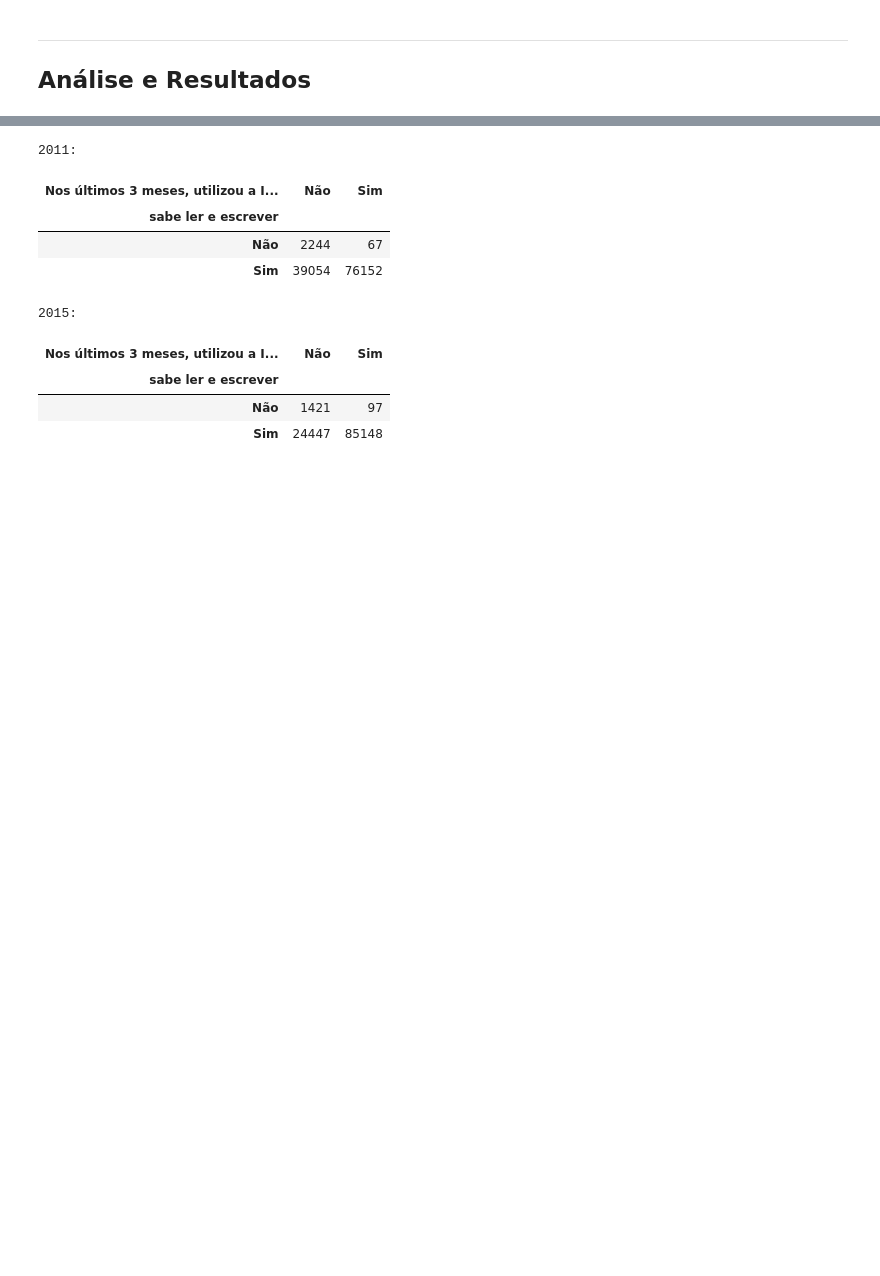
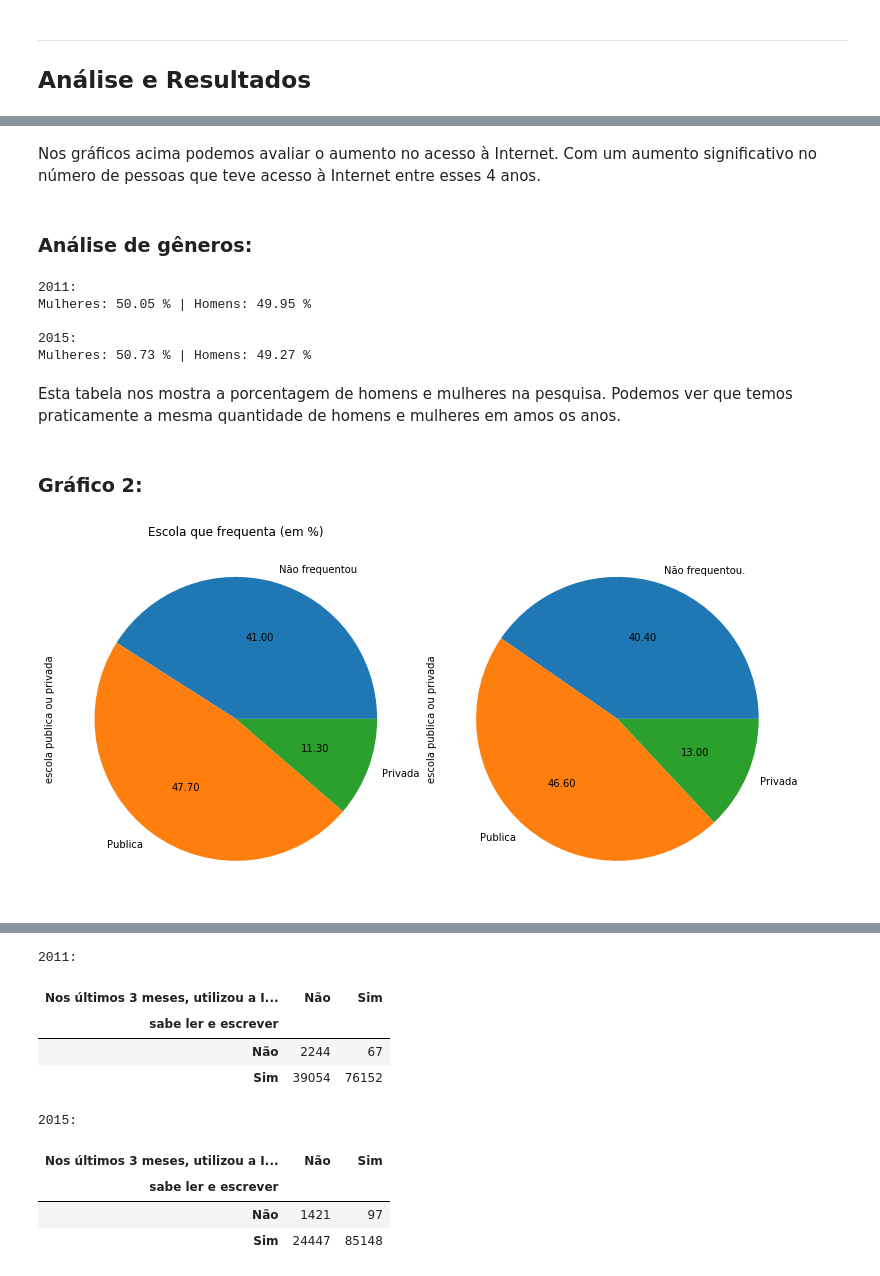
Before and after one commit to 4rfel/DP_DADOS_2019, a Jupyter notebook: Projeto1 Layout.ipynb, the cells around one changed output, grey strips where cells are left out. Cells and saved outputs as stored; diff of their text form; code cells hidden in the pictures; blank space fills up the shorter version.

```diff
--- a/Projeto1 Layout.ipynb
+++ b/Projeto1 Layout.ipynb
@@ -503,0 +410,52 @@ Mulheres: 50.73 % | Homens: 49.27 %
+# %% [markdown]
+Nos gráficos acima podemos avaliar o aumento no acesso à Internet. Com um aumento significativo no número de pessoas que teve acesso à Internet entre esses 4 anos.
+# %% [markdown]
+### Análise de gêneros:
+# %%
+total_2011 = df_2011["Sexo"].value_counts().sum()
+masc_2011 = df_2011["Sexo"].loc[df_2011["Sexo"]=="Masculino"].value_counts()[0]
+# print("Homens - 2011: {0:.2f} %".format((masc_2011/total_2011)*100))
+
+fem_2011 = df_2011["Sexo"].loc[df_2011["Sexo"]=="Feminino"].value_counts()[0]
+print("2011:")
+print("Mulheres: {0:.2f} % | Homens: {1:.2f} %".format((masc_2011/total_2011)*100,(fem_2011/total_2011)*100))
+
+total_2015 = df_2015["Sexo"].value_counts().sum()
+masc_2015 = df_2015["Sexo"].loc[df_2015["Sexo"]=="Masculino"].value_counts()[0]
+# print("Homens - 2015: {0:.2f} %".format((masc_2015/total_2015)*100))
+
+print("")
+print("2015:")
+fem_2015 = df_2015["Sexo"].loc[df_2015["Sexo"]=="Feminino"].value_counts()[0]
+print("Mulheres: {0:.2f} % | Homens: {1:.2f} %".format((masc_2015/total_2015)*100,(fem_2015/total_2015)*100))
+
+print("")
+# %% [output]
+2011:
+Mulheres: 50.05 % | Homens: 49.95 %
+
+2015:
+Mulheres: 50.73 % | Homens: 49.27 %
+# %% [markdown]
+Esta tabela nos mostra a porcentagem de homens e mulheres na pesquisa. Podemos ver que temos praticamente a mesma quantidade de homens e mulheres em amos os anos.
+# %% [markdown]
+### Gráfico 2:
+# %%
+fig = plt.figure(figsize=(16,5.5))
+
+
+plt.subplot(131)
+escola_2011 = (df_2011['escola publica ou privada'].value_counts(sort=False, normalize=True)*100).round(decimals=1)
+escola_2011.plot(kind='pie', autopct="%0.2f",legend=False)
+plt.title("Escola que frequenta (em %)")
+
+plt.subplot(132)
+escola_2015 = (df_2015['escola publica ou privada'].value_counts(sort=False, normalize=True)*100).round(decimals=1)
+escola_2015.plot(kind='pie', autopct="%0.2f",legend=False)
+
+
+
+plt.tight_layout()
+plt.show()
+# %% [output]
+[figure, added]
```
Also changed, not shown: parts of 14 cells of this notebook.
